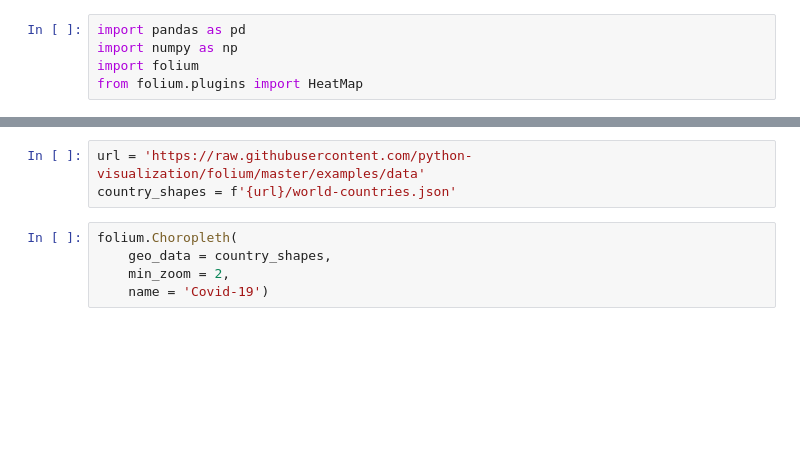
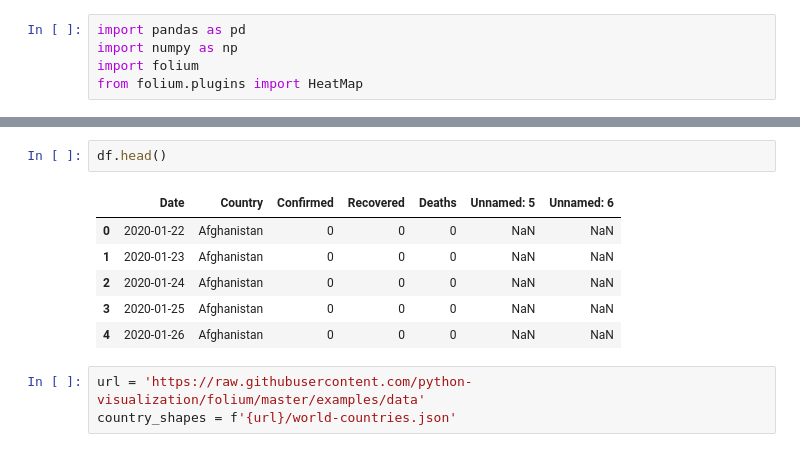
Before and after one commit to simgemulla/covid19-analysis, a Jupyter notebook: covid19.ipynb, the cells around one changed output, grey strips where cells are left out. Drawn from its saved outputs; the diff is of its cells as text; blank space fills up the shorter version.

Commit message:
folium added
folium and map are added

```diff
--- a/covid19.ipynb
+++ b/covid19.ipynb
@@ -12,10 +33,14 @@ display(fol_map)
 # %% [output]
 [interactive output not drawn]
+# %%
+df.head()
+# %% [output]
+|  | Date | Country | Confirmed | Recovered | Deaths | Unnamed: 5 | Unnamed: 6 |
+| 0 | 2020-01-22 | Afghanistan | 0 | 0 | 0 | NaN | NaN |
+| 1 | 2020-01-23 | Afghanistan | 0 | 0 | 0 | NaN | NaN |
+| 2 | 2020-01-24 | Afghanistan | 0 | 0 | 0 | NaN | NaN |
+| 3 | 2020-01-25 | Afghanistan | 0 | 0 | 0 | NaN | NaN |
+| 4 | 2020-01-26 | Afghanistan | 0 | 0 | 0 | NaN | NaN |
 # %%
 url = 'https://raw.githubusercontent.com/python-visualization/folium/master/examples/data'
 country_shapes = f'{url}/world-countries.json'
-# %%
-folium.Choropleth(
-    geo_data = country_shapes,
-    min_zoom = 2,
-    name = 'Covid-19')
```
Also changed, not shown: parts of 11 cells of this notebook, 1 other file.
